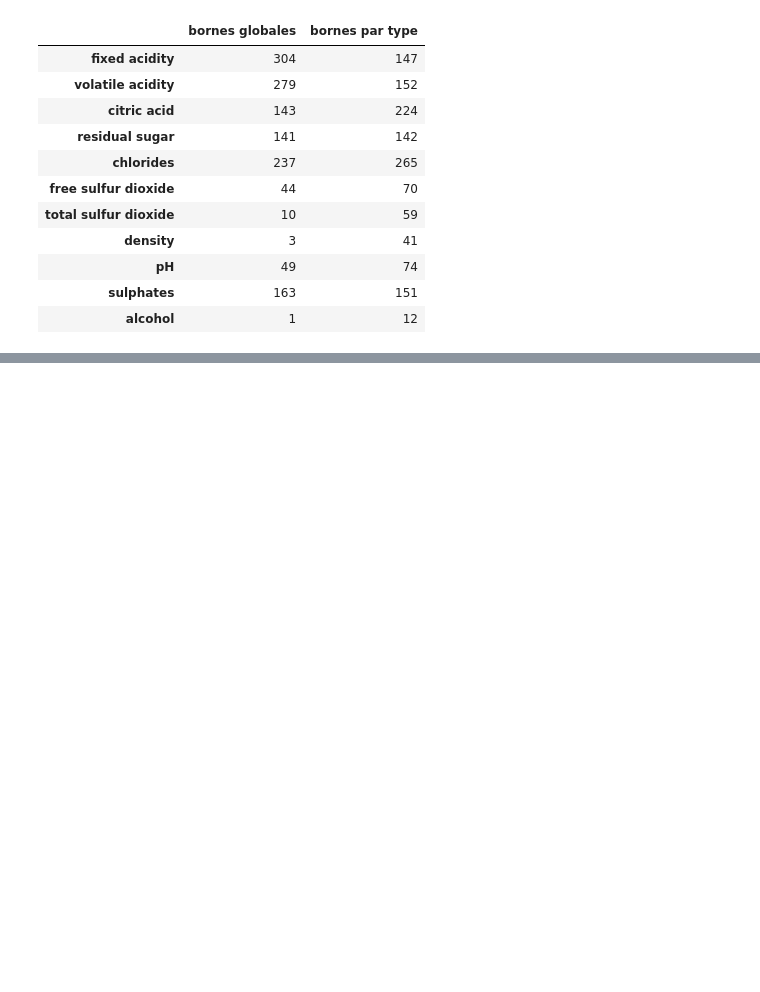
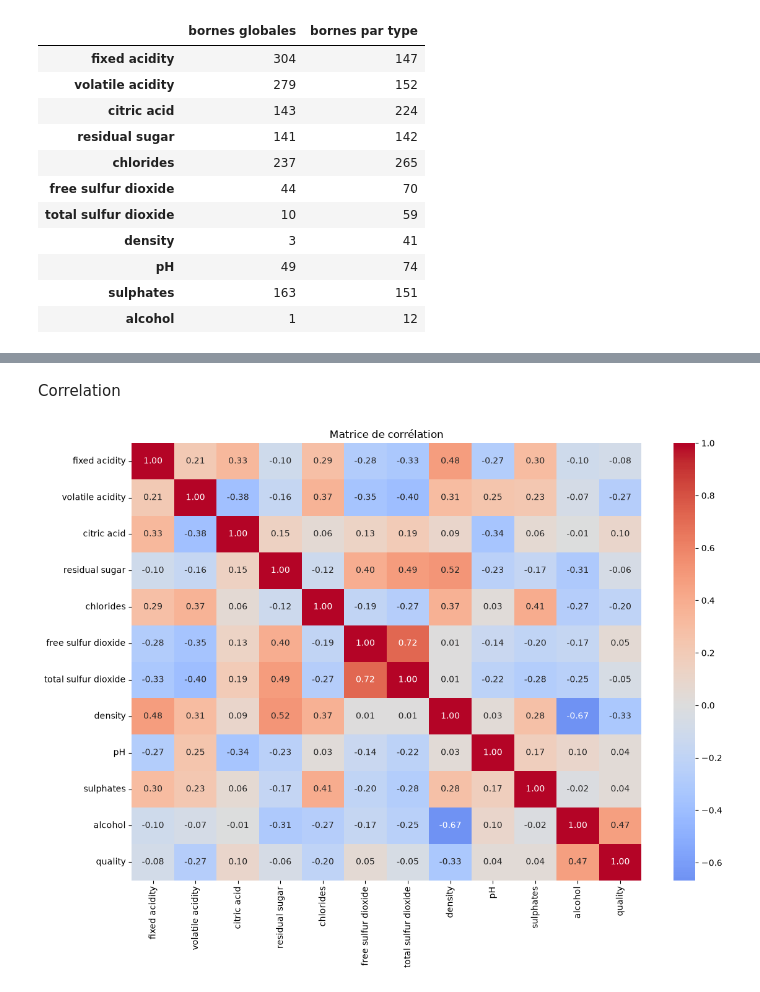
Before and after one commit to Lyukiry/wine-quality, a Jupyter notebook: notebooks/preparation_données.ipynb, the cells around one changed output, grey strips where cells are left out. Saved outputs shown, nothing was run; the diff lists cells and outputs as text; code cells hidden in the pictures; blank space fills up the shorter version.

```diff
--- a/notebooks/preparation_données.ipynb
+++ b/notebooks/preparation_données.ipynb
@@ -176,0 +206,12 @@ comparaison
+# %% [markdown]
+Correlation
+# %%
+correlations = df[variables + ["quality"]].corr()
+
+plt.figure(figsize=(12, 9))
+sns.heatmap(correlations, annot=True, fmt=".2f", cmap="coolwarm", center=0)
+plt.title("Matrice de corrélation")
+plt.tight_layout()
+plt.show()
+# %% [output]
+[figure, added]
```
Also changed, not shown: parts of 4 cells of this notebook, 1 other file.
